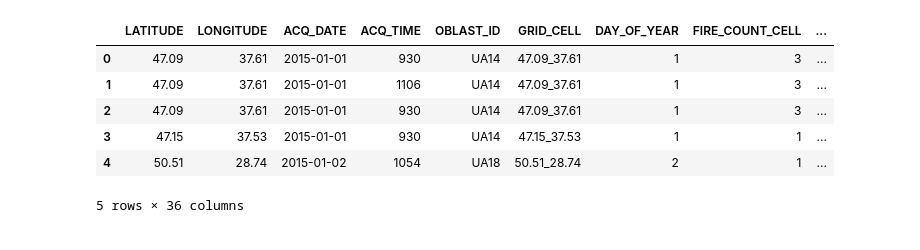
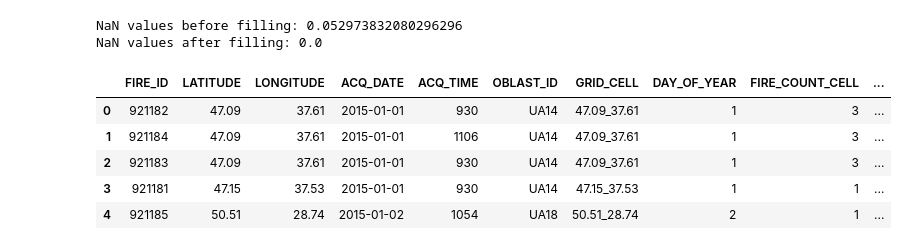
Before and after one commit to GianMan89/war-fire-model, a Jupyter notebook: preprocessing.ipynb, the cells around one changed output. Drawn from its saved outputs; the diff is of its cells as text; code cells hidden in the pictures.

```diff
--- a/preprocessing.ipynb
+++ b/preprocessing.ipynb
@@ -64,6 +64,9 @@ def preprocess_fires(fire_data):
     # (https://support.oxts.com/hc/en-us/articles/115002885125-Level-of-Resolution-of-Longitude-and-Latitude-Measurements)
     fire_data['LATITUDE'] = fire_data['LATITUDE'].round(2)
     fire_data['LONGITUDE'] = fire_data['LONGITUDE'].round(2)
+    # Add an ID column and make it the first column
+    fire_data['FIRE_ID'] = fire_data.index
+    fire_data = fire_data[['FIRE_ID'] + [col for col in fire_data.columns if col != 'FIRE_ID']]
     return fire_data
 
 # Preprocess the fire data
@@ -113,18 +116,16 @@ def generate_counts(fire_data):
     fire_data['DAY_OF_YEAR'] = fire_data['ACQ_DATE'].apply(lambda x: x.timetuple().tm_yday)
     # Generate the number of fires per grid cell for the specific day (ACQ_DATE)
     fire_data['FIRE_COUNT_CELL'] = fire_data.groupby(['GRID_CELL', 'ACQ_DATE'])['ACQ_DATE'].transform('count')
-    # Generate the number of fires of the neighboring grid cells for the specific day (ACQ_DATE) by rounding to 0 and 1 decimal place
-    for i, k in zip([0, 1], ["100km", "10km"]):
-        fire_data[f'GRID_CELL_NEIGHBOR_{k}'] = (fire_data['LATITUDE']).round(i).astype(str) + '_' + (fire_data['LONGITUDE']).round(i).astype(str)
-        fire_data[f'FIRE_COUNT_CELL_NEIGHBOR_{k}'] = fire_data.groupby([f'GRID_CELL_NEIGHBOR_{k}', 'ACQ_DATE'])['ACQ_DATE'].transform('count')
     # Generate the number of fires per region (ID) for the specific day (ACQ_DATE)
     fire_data['FIRE_COUNT_OBLAST'] = fire_data.groupby(['OBLAST_ID', 'ACQ_DATE'])['ACQ_DATE'].transform('count')
+    # Assign all rows with a value greater than 500 to 500 to avoid extreme values
+    fire_data['FIRE_COUNT_OBLAST'] = fire_data['FIRE_COUNT_OBLAST'].apply(lambda x: 500 if x > 500 else x)
     # Generate average number of fires per grid cell, neighboring grid cells, and region for the last 7 and 30 days
     for i in [7, 30]:
         fire_data[f'FIRE_COUNT_CELL_AVG_{i}D'] = fire_data.groupby('GRID_CELL')['FIRE_COUNT_CELL'].transform(lambda x: x.rolling(i, min_periods=1).mean())
-        for j, k in zip([0, 1], ["100km", "10km"]):
-            fire_data[f'FIRE_COUNT_CELL_NEIGHBOR_{k}_AVG_{i}D'] = fire_data.groupby(f'GRID_CELL_NEIGHBOR_{k}')[f'FIRE_COUNT_CELL_NEIGHBOR_{k}'].transform(lambda x: x.rolling(i, min_periods=1).mean())
         fire_data[f'FIRE_COUNT_OBLAST_AVG_{i}D'] = fire_data.groupby('OBLAST_ID')['FIRE_COUNT_OBLAST'].transform(lambda x: x.rolling(i, min_periods=1).mean())
+        # Assign all rows with a value greater than 500 to 500 to avoid extreme values
+        fire_data[f'FIRE_COUNT_OBLAST_AVG_{i}D'] = fire_data[f'FIRE_COUNT_OBLAST_AVG_{i}D'].apply(lambda x: 500 if x > 500 else x)
     return fire_data
 
 # Perform feature engineering
@@ -149,11 +150,8 @@ def generate_population_density(path_to_population, round_precision=2):
     pop_density_avg['GRID_CELL'] = pop_density_avg['LATITUDE'].astype(str) + '_' + pop_density_avg['LONGITUDE'].astype(str)
     # Rename the column to indicate it's the population density average per grid cell
     pop_density_avg.rename(columns={'POP_DENSITY': 'POP_DENSITY_CELL_AVG'}, inplace=True)
-    # Generate the average population density for the neighboring grid cells
-    for i, k in zip([0, 1], ["100km", "10km"]):
-        pop_density_avg[f'GRID_CELL_NEIGHBOR_{k}'] = (fire_data['LATITUDE']).round(i).astype(str) + '_' + (fire_data['LONGITUDE']).round(i).astype(str)
-        pop_density_avg[f'POP_DENSITY_CELL_NEIGHBOR_{k}_AVG'] = pop_density_avg.groupby(f'GRID_CELL_NEIGHBOR_{k}')['POP_DENSITY_CELL_AVG'].transform('mean')
-        pop_density_avg.drop(columns=[f'GRID_CELL_NEIGHBOR_{k}'], inplace=True)
+    # Assign all rows with a value greater than 250 to 250 to avoid extreme values
+    pop_density_avg['POP_DENSITY_CELL_AVG'] = pop_density_avg['POP_DENSITY_CELL_AVG'].apply(lambda x: 250 if x > 250 else x)
     return pop_density_avg
 
 # Calculate the population density for each grid cell
@@ -288,28 +281,33 @@ land_use_neigh.to_csv('input_data/processed/land_use_010.csv', index=False)
 # %%
 # Load the land_use_percentage csv
-land_use = pd.read_csv('input_data/processed/land_use_010.csv', index_col=0)
+land_use = pd.read_csv('input_data/processed/land_use_001.csv', index_col=0)
 # Drop the redundant columns
-land_use.drop(columns=['LATITUDE', 'LONGITUDE', 'CLASS'], inplace=True)
-for i, k in zip([0, 1], ["100km", "10km"]):
-    land_use.drop(columns=[f'GRID_CELL_NEIGHBOR_{k}'], inplace=True)
+land_use.drop(columns=['LATITUDE', 'LONGITUDE'], inplace=True)
 
 # Merge the land_use_percentage with the fire_sample dataframe
 aggregated_data = fire_data.merge(land_use, on='GRID_CELL', how='left')
+
+# print the number of nan values in each column
+print("NaN values before filling: {}".format(np.mean(aggregated_data.isnull().sum()/len(aggregated_data))))
 
 # If there are any missing values in the columns for the classes, fill them with the most frequent value
 for col in land_use.columns:
     aggregated_data[col] = aggregated_data[col].fillna(aggregated_data[col].mode()[0])
 
+# print the number of nan values in each column
+print("NaN values after filling: {}".format(np.mean(aggregated_data.isnull().sum()/len(aggregated_data))))
+
 # Save the dataframes to a csv file
-aggregated_data.to_csv('input_data/processed/aggregated_data_010.csv', index=False)
+aggregated_data.to_csv('input_data/processed/aggregated_data_001.csv', index=False)
 
 # Display the updated fire_sample dataframe
 aggregated_data.head()
 # %% [output]
+NaN values before filling: 0.052973832080296296
+NaN values after filling: 0.0
-|  | LATITUDE | LONGITUDE | ACQ_DATE | ACQ_TIME | OBLAST_ID | GRID_CELL | DAY_OF_YEAR | FIRE_COUNT_CELL | ... |
-| 0 | 47.09 | 37.61 | 2015-01-01 | 930 | UA14 | 47.09_37.61 | 1 | 3 | ... |
-| 1 | 47.09 | 37.61 | 2015-01-01 | 1106 | UA14 | 47.09_37.61 | 1 | 3 | ... |
-| 2 | 47.09 | 37.61 | 2015-01-01 | 930 | UA14 | 47.09_37.61 | 1 | 3 | ... |
-| 3 | 47.15 | 37.53 | 2015-01-01 | 930 | UA14 | 47.15_37.53 | 1 | 1 | ... |
-| 4 | 50.51 | 28.74 | 2015-01-02 | 1054 | UA18 | 50.51_28.74 | 2 | 1 | ... |
+|  | FIRE_ID | LATITUDE | LONGITUDE | ACQ_DATE | ACQ_TIME | OBLAST_ID | GRID_CELL | DAY_OF_YEAR | FIRE_COUNT_CELL | ... |
+| 0 | 921182 | 47.09 | 37.61 | 2015-01-01 | 930 | UA14 | 47.09_37.61 | 1 | 3 | ... |
+| 1 | 921184 | 47.09 | 37.61 | 2015-01-01 | 1106 | UA14 | 47.09_37.61 | 1 | 3 | ... |
+| 2 | 921183 | 47.09 | 37.61 | 2015-01-01 | 930 | UA14 | 47.09_37.61 | 1 | 3 | ... |
+| 3 | 921181 | 47.15 | 37.53 | 2015-01-01 | 930 | UA14 | 47.15_37.53 | 1 | 1 | ... |
+| 4 | 921185 | 50.51 | 28.74 | 2015-01-02 | 1054 | UA18 | 50.51_28.74 | 2 | 1 | ... |
-5 rows × 36 columns
```
Also changed, not shown: parts of 5 cells of this notebook, 12 other files.
